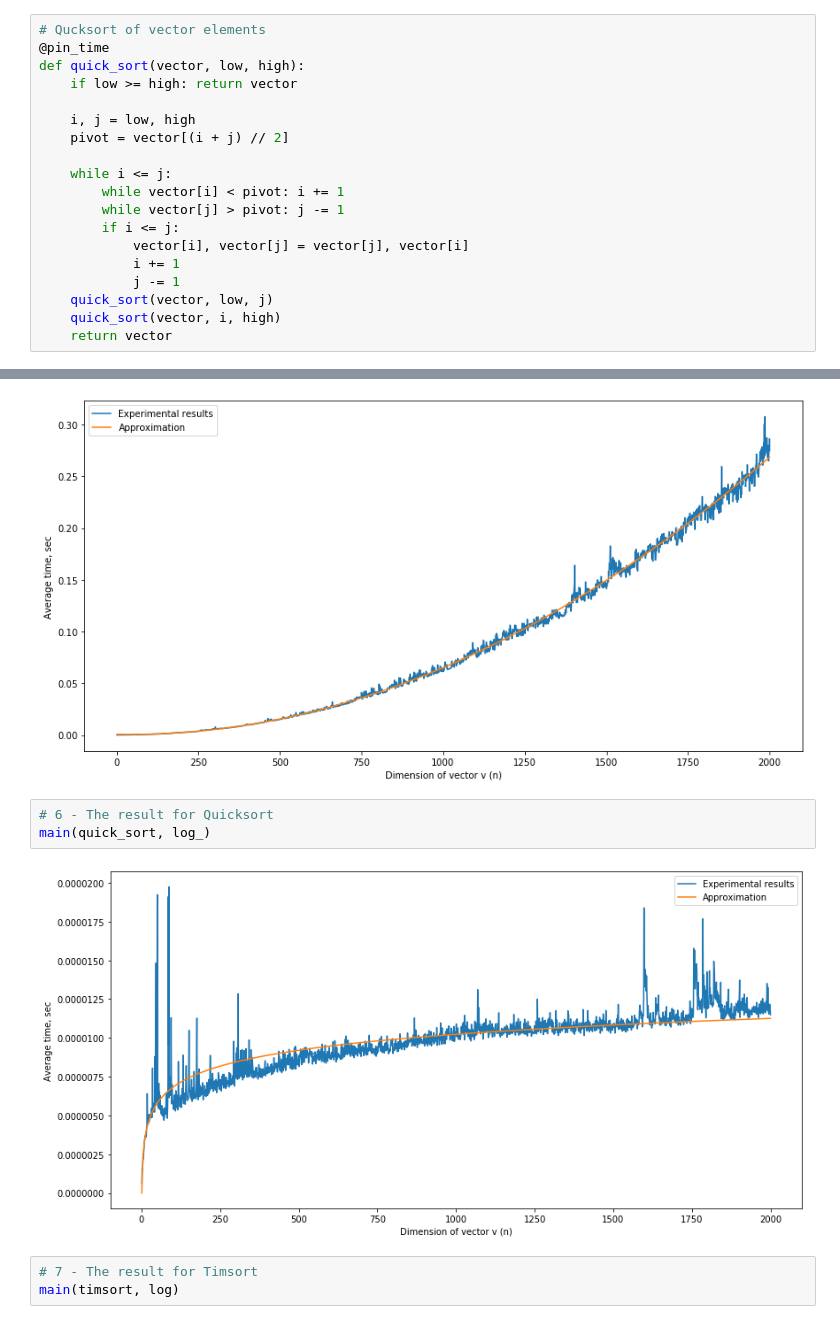
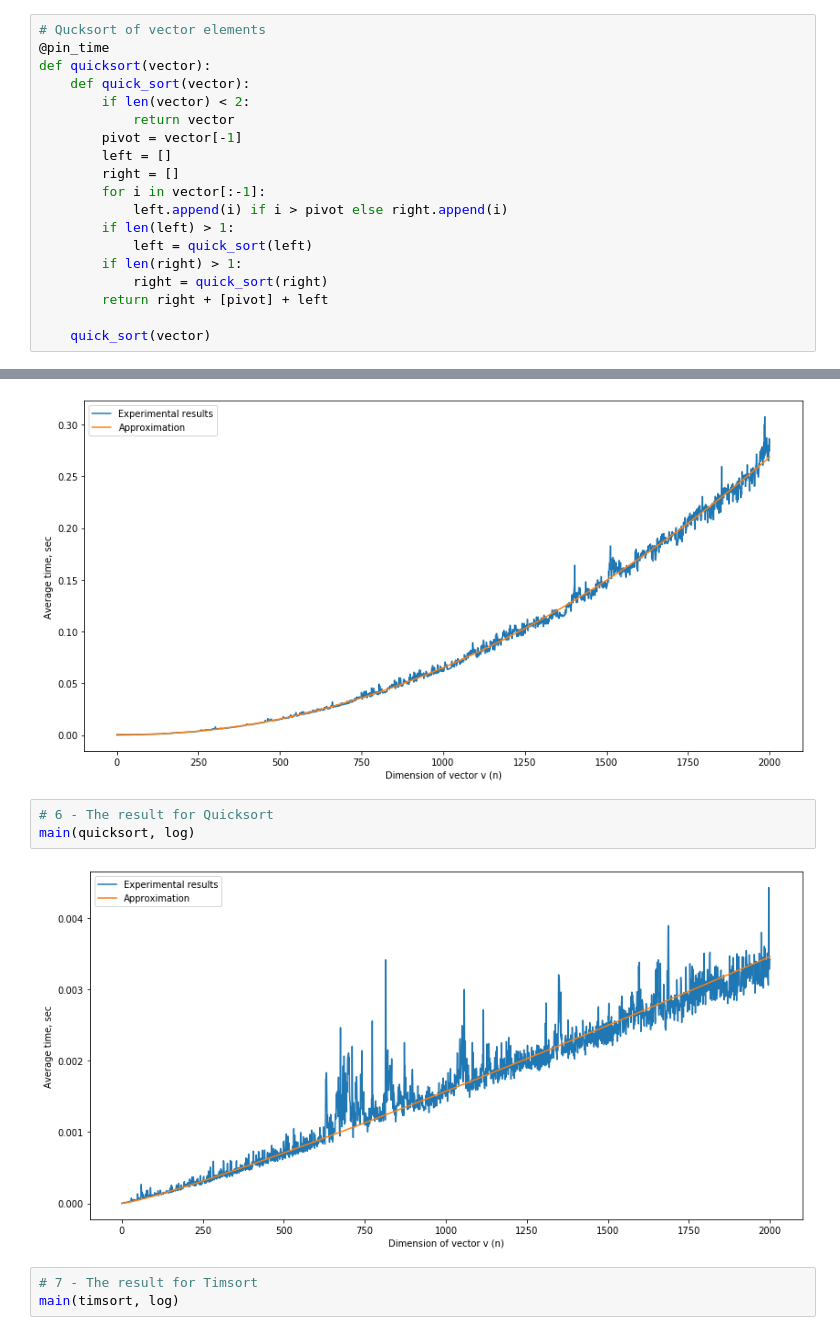
Before and after one commit to jannyss/Analysis-and-Development-of-Algorithms, a Jupyter notebook: task1.ipynb, the cells around one changed output, grey strips where cells are left out. Saved outputs shown, nothing was run; the diff lists cells and outputs as text.

Commit message:
Quicksort fix

```diff
--- a/task1.ipynb
+++ b/task1.ipynb
@@ -92,25 +89,25 @@ def bubble_sort(vector):
             if vector[i] < vector[j]:
                 vector[i], vector[j] = vector[j], vector[i]
     return vector
-# %%
-# Qucksort of vector elements
-@pin_time
-def quick_sort(vector, low, high):
-    if low >= high: return vector
-
-    i, j = low, high
-    pivot = vector[(i + j) // 2]
-
-    while i <= j:
-        while vector[i] < pivot: i += 1
-        while vector[j] > pivot: j -= 1
-        if i <= j:
-            vector[i], vector[j] = vector[j], vector[i]
-            i += 1
-            j -= 1
-    quick_sort(vector, low, j)
-    quick_sort(vector, i, high)
-    return vector
+# %%
+# Qucksort of vector elements
+@pin_time
+def quicksort(vector):
+    def quick_sort(vector):
+        if len(vector) < 2:
+            return vector
+        pivot = vector[-1]
+        left = []
+        right = []
+        for i in vector[:-1]:
+            left.append(i) if i > pivot else right.append(i)
+        if len(left) > 1:
+            left = quick_sort(left)
+        if len(right) > 1:
+            right = quick_sort(right)
+        return right + [pivot] + left
+
+    quick_sort(vector)
 # %%
 # Timsort of vector elements. Timsort is not really simple to implement by scratch so I used built-in sorted() function
 # because it implements a Timsort algorithm (https://www.geeksforgeeks.org/timsort/, https://en.wikipedia.org/wiki/Timsort)
@@ -192,9 +189,9 @@ main(bubble_sort, square)
 [figure]
 # %%
 # 6 - The result for Quicksort
-main(quick_sort, log_)
+main(quicksort, log)
 # %% [output]
-[figure, old version]
+[figure, new version]
 # %%
 # 7 - The result for Timsort
 main(timsort, log)
```
Also changed, not shown: parts of 1 cell of this notebook.
